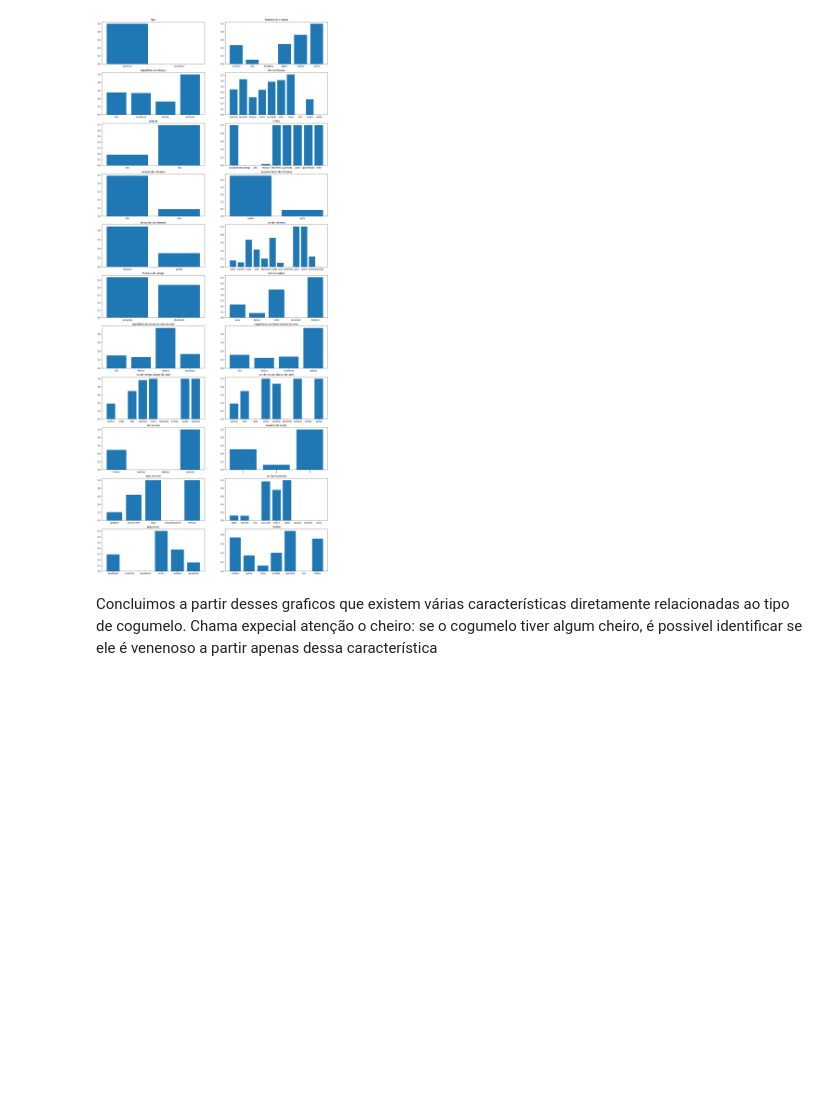
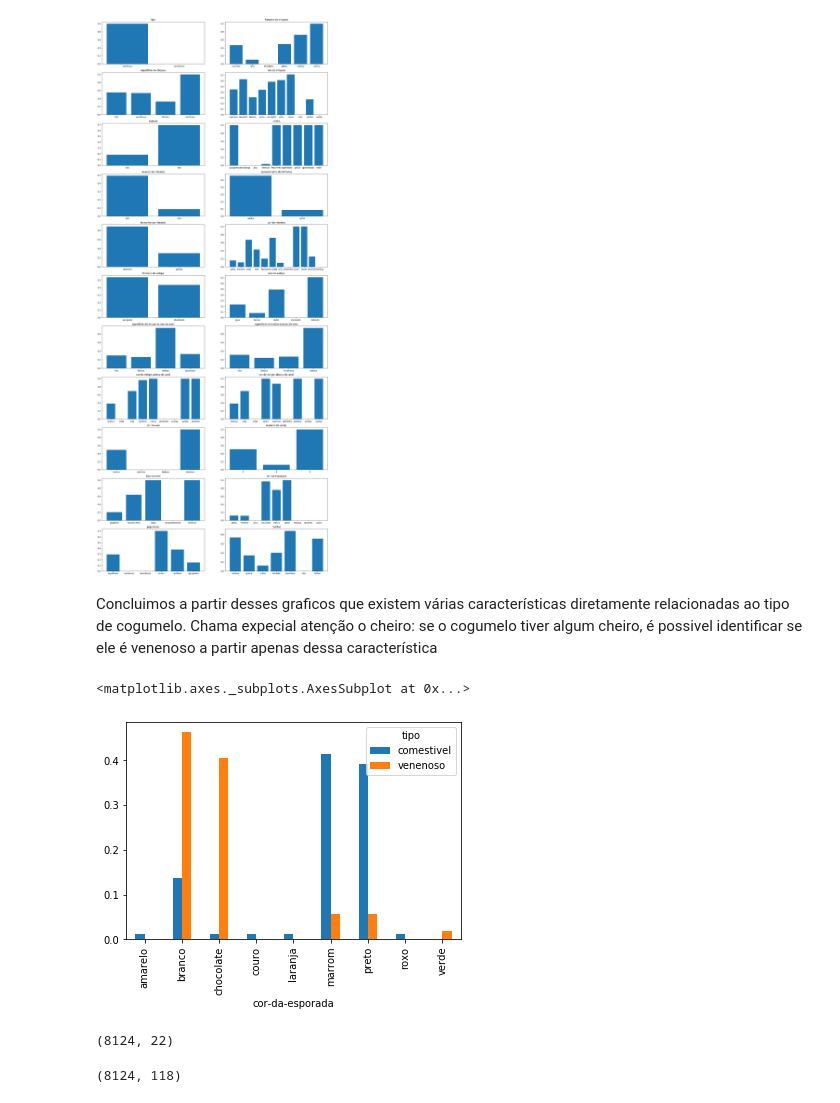
Before and after one commit to andscost/Probabilidade-de-um-cogumelo-ser-comestivel, a Jupyter notebook: Notebook.ipynb, the cells around one changed output. Cells and saved outputs as stored; diff of their text form; code cells hidden in the pictures; blank space fills up the shorter version.

Commit message:
transforamando os histogramas

```diff
--- a/Notebook.ipynb
+++ b/Notebook.ipynb
@@ -164,3 +164,8 @@ plt.show()
 [figure]
 # %% [markdown]
 Concluimos a partir desses graficos que existem várias características diretamente relacionadas ao tipo de cogumelo. Chama expecial atenção o cheiro: se o cogumelo tiver algum cheiro, é possivel identificar se ele é venenoso a partir apenas dessa característica
+# %%
+pd.crosstab(index=data_clean['cor-da-esporada'], columns=data_clean['tipo'], normalize='columns').plot.bar()
+# %% [output]
+<matplotlib.axes._subplots.AxesSubplot at 0x...>
+[figure, added]
@@ -166,0 +174,8 @@ Concluimos a partir desses graficos que existem várias características diretam
+# %%
+data_clean.shape
+# %% [output]
+(8124, 22)
+# %%
+data_clean_dummies.shape
+# %% [output]
+(8124, 118)
```
Also changed, not shown: parts of 5 cells of this notebook.
